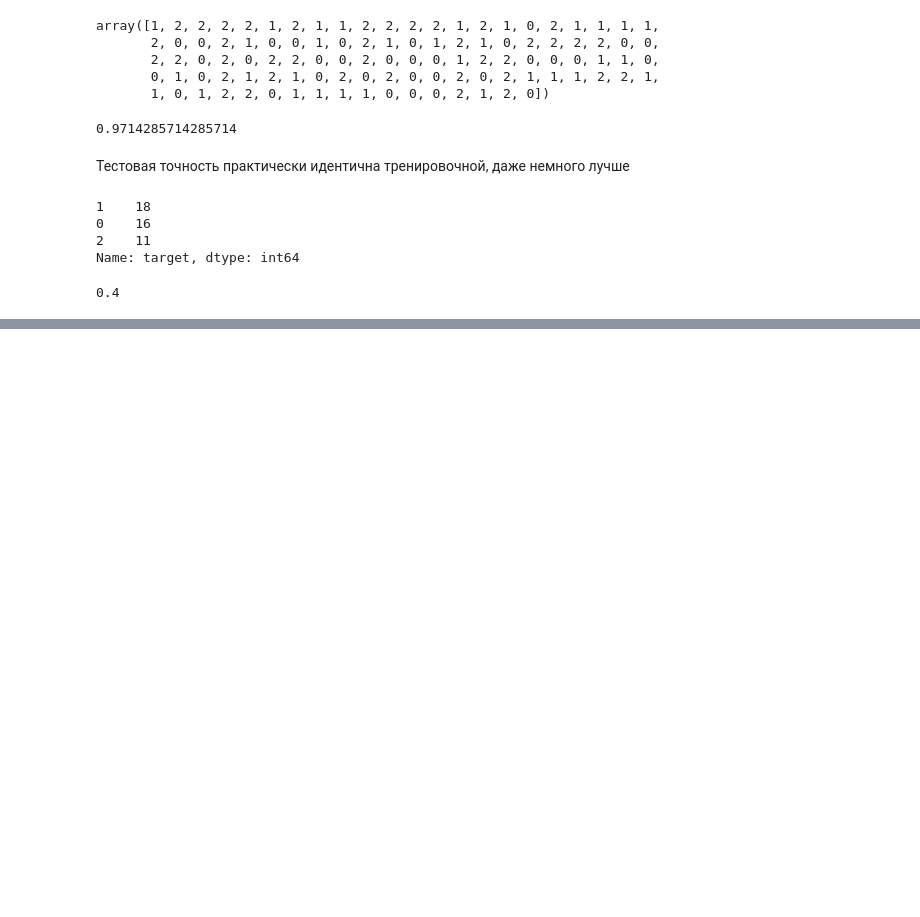
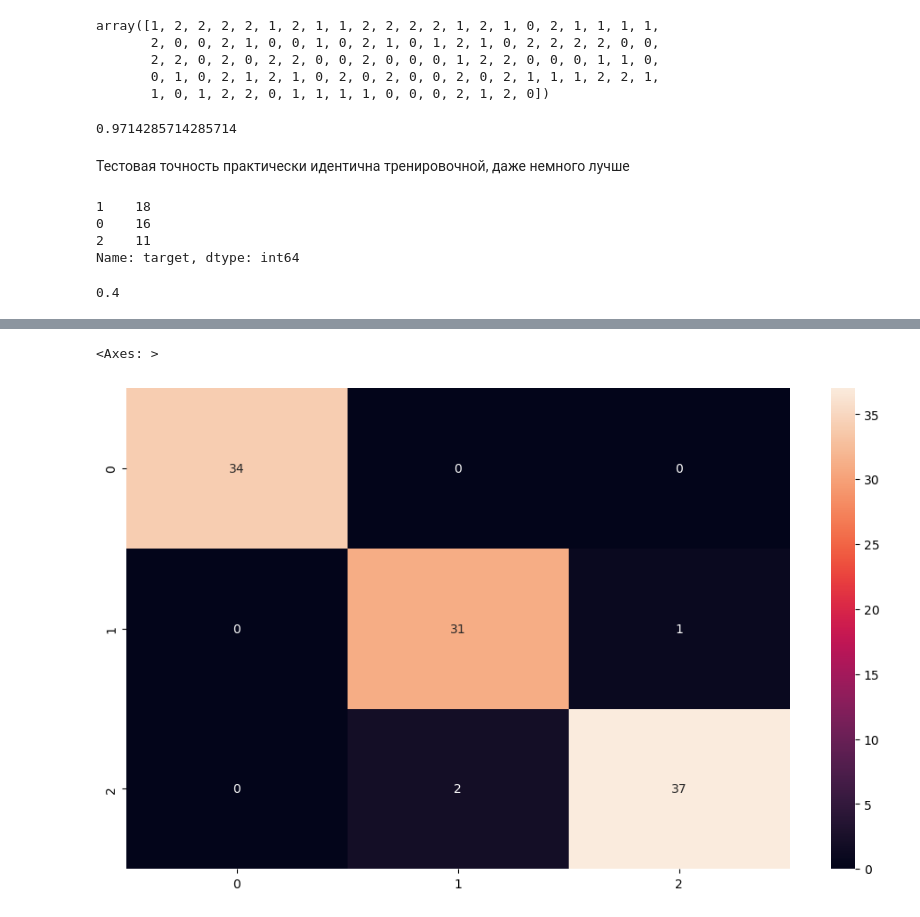
Before and after one commit to Zikarakus/home_works, a Jupyter notebook: KNN lerning.ipynb, the cells around one changed output, grey strips where cells are left out. Cells and saved outputs as stored; diff of their text form; code cells hidden in the pictures; blank space fills up the shorter version.

```diff
--- a/KNN lerning.ipynb
+++ b/KNN lerning.ipynb
@@ -249,7 +249,7 @@ Name: target, dtype: int64
 # %% [output]
 0.4
 # %%
-for acc in range(4,10):
+for acc in range(4,30):
     k= KNeighborsClassifier(n_neighbors=acc)
     k.fit(X_train, y_train)
     predrange = k.predict(X_test)
@@ -267,0 +288,2 @@ Model accuracy score with 9: 0.978
+# %%
+y_train_pred = knn.predict(X_train)
@@ -267,0 +302,5 @@ Model accuracy score with 9: 0.978
+# %%
+sns.heatmap(cm_train, annot = True)
+# %% [output]
+<Axes: >
+[figure, added]
```
Also changed, not shown: parts of 9 cells of this notebook.
